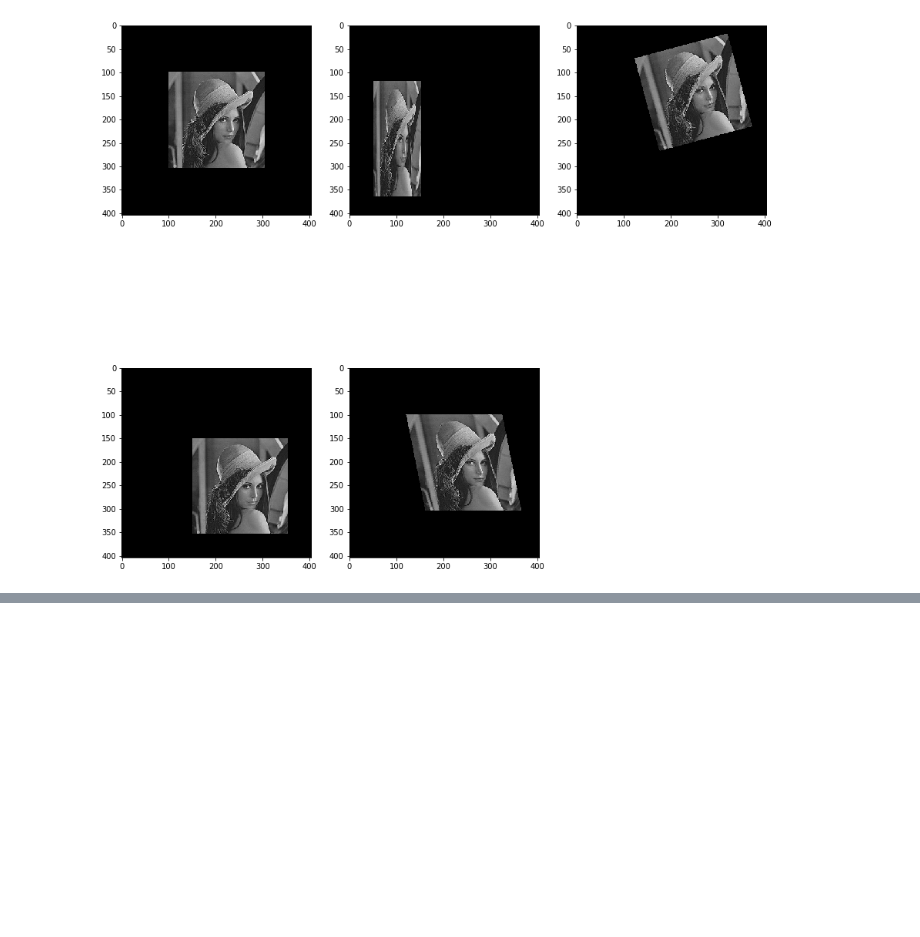
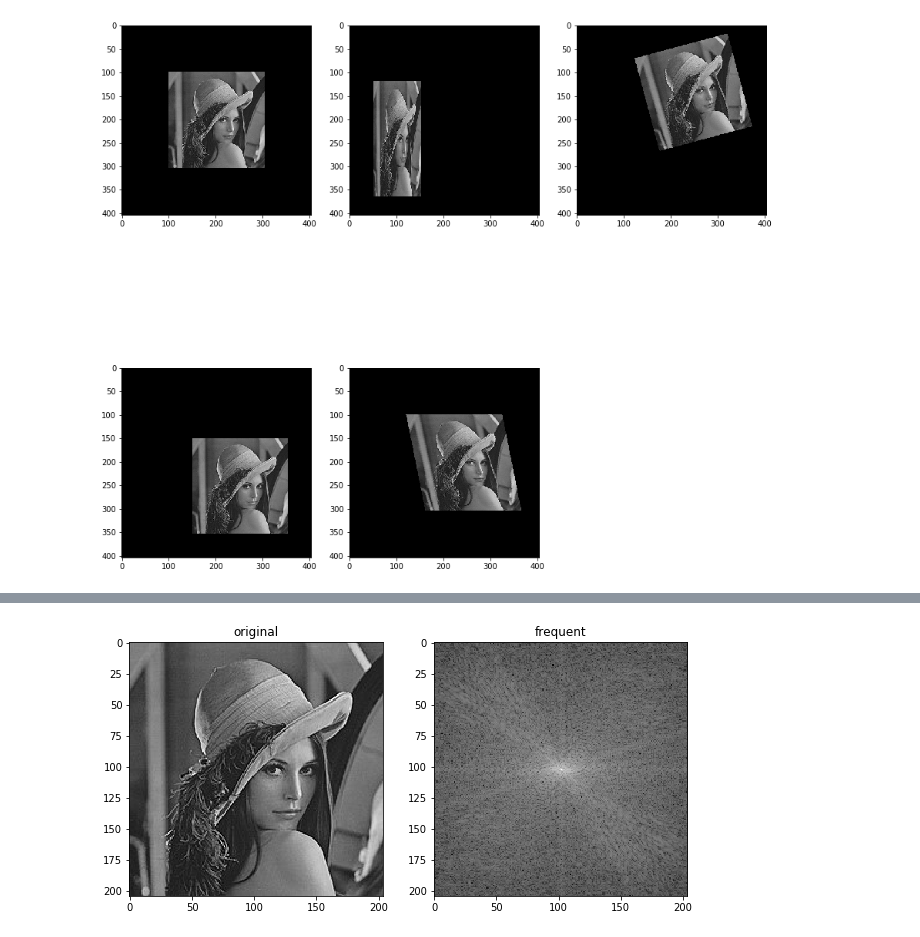
Before and after one commit to tasteSoGood/digital_image_processing, a Jupyter notebook: 基础概念.ipynb, the cells around one changed output, grey strips where cells are left out. Cells and saved outputs as stored; diff of their text form; code cells hidden in the pictures; blank space fills up the shorter version.

```diff
--- a/基础概念.ipynb
+++ b/基础概念.ipynb
@@ -275,0 +300,18 @@ plt.show()
+# %%
+img = cv.imread('lena.jpg', 0)
+
+plt.figure(figsize = (10, 5))
+plt.subplot(121)
+plt.imshow(img, cmap = 'gray')
+plt.title('original')
+
+rt = np.fft.fft2(img) # 傅里叶变换
+rt = np.fft.fftshift(rt) # 频谱平移
+rt = np.log(rt + 1) # 频谱对数变换
+rt = rt.real # 只取实部
+plt.subplot(122)
+plt.imshow(rt, cmap = 'gray')
+plt.title('frequent')
+plt.show()
+# %% [output]
+[figure, added]
```
Also changed, not shown: parts of 6 cells of this notebook, 2 other files.
